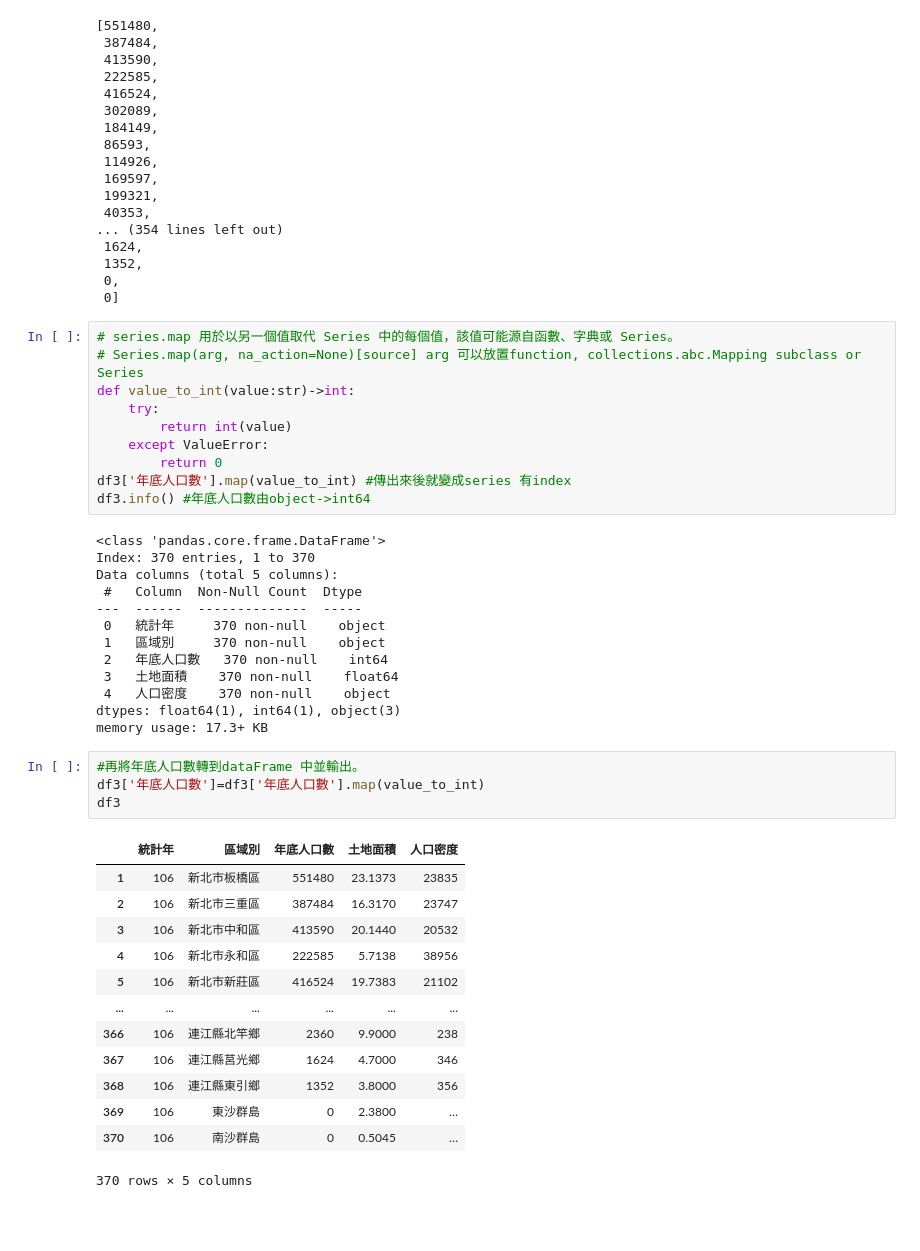
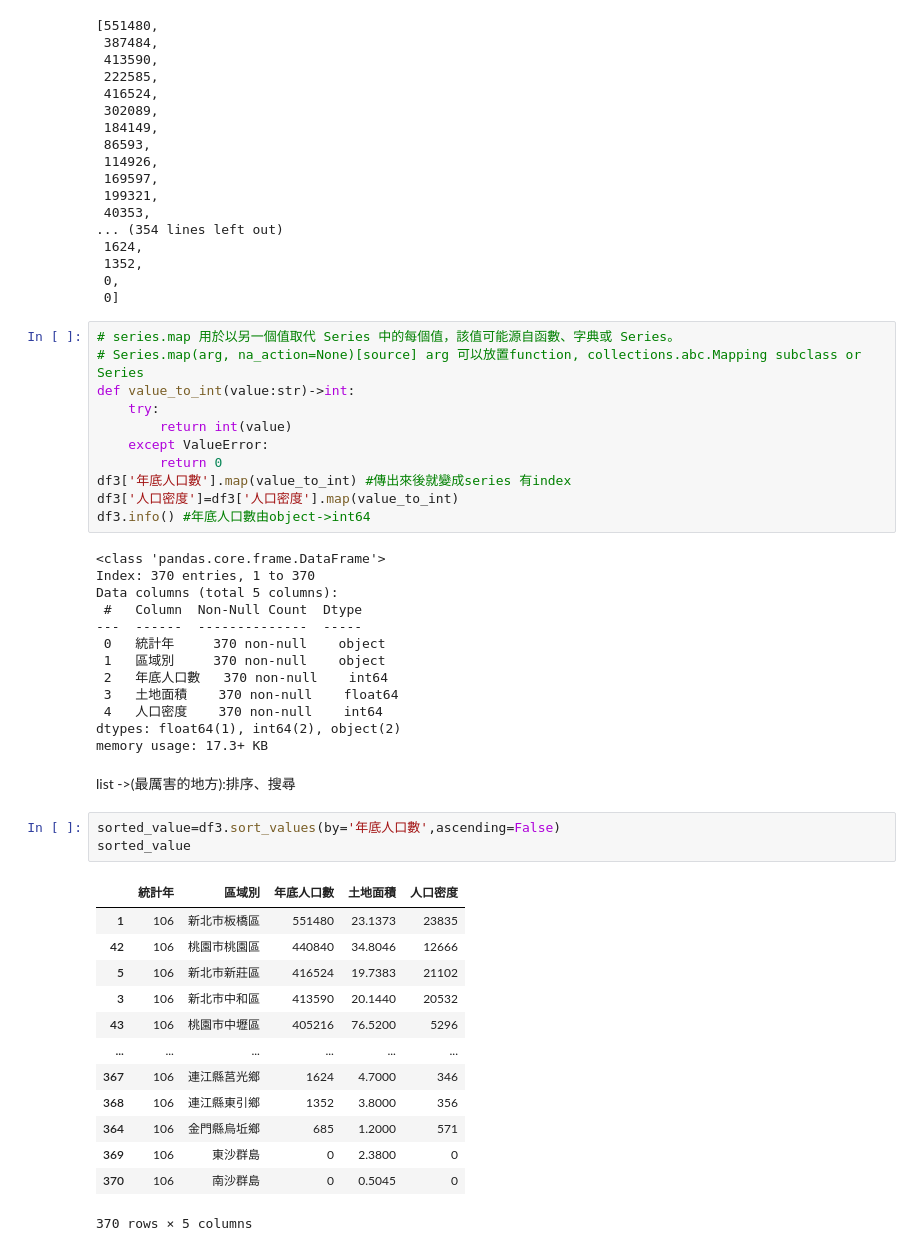
Before and after one commit to 4ah0049/python_practice_20240417, a Jupyter notebook: lesson18/lesson18_1.ipynb, the cells around one changed output. Drawn from its saved outputs; the diff is of its cells as text; blank space fills up the shorter version.

```diff
--- a/lesson18/lesson18_1.ipynb
+++ b/lesson18/lesson18_1.ipynb
@@ -127,6 +127,7 @@ def value_to_int(value:str)->int:
     except ValueError:
         return 0
 df3['年底人口數'].map(value_to_int) #傳出來後就變成series 有index
+df3['人口密度']=df3['人口密度'].map(value_to_int)
 df3.info() #年底人口數由object->int64
 # %% [output]
 <class 'pandas.core.frame.DataFrame'>
@@ -138,24 +139,25 @@ Data columns (total 5 columns):
  1   區域別     370 non-null    object
  2   年底人口數   370 non-null    int64
  3   土地面積    370 non-null    float64
- 4   人口密度    370 non-null    object
-dtypes: float64(1), int64(1), object(3)
+ 4   人口密度    370 non-null    int64
+dtypes: float64(1), int64(2), object(2)
 memory usage: 17.3+ KB
-# %%
-#再將年底人口數轉到dataFrame 中並輸出。
-df3['年底人口數']=df3['年底人口數'].map(value_to_int)
-df3
-# %% [output]
-|  | 統計年 | 區域別 | 年底人口數 | 土地面積 | 人口密度 |
-| 1 | 106 | 新北市板橋區 | 551480 | 23.1373 | 23835 |
-| 2 | 106 | 新北市三重區 | 387484 | 16.3170 | 23747 |
-| 3 | 106 | 新北市中和區 | 413590 | 20.1440 | 20532 |
-| 4 | 106 | 新北市永和區 | 222585 | 5.7138 | 38956 |
-| 5 | 106 | 新北市新莊區 | 416524 | 19.7383 | 21102 |
-| ... | ... | ... | ... | ... | ... |
-| 366 | 106 | 連江縣北竿鄉 | 2360 | 9.9000 | 238 |
-| 367 | 106 | 連江縣莒光鄉 | 1624 | 4.7000 | 346 |
-| 368 | 106 | 連江縣東引鄉 | 1352 | 3.8000 | 356 |
-| 369 | 106 | 東沙群島 | 0 | 2.3800 | … |
-| 370 | 106 | 南沙群島 | 0 | 0.5045 | … |
-370 rows × 5 columns
+# %% [markdown]
+list ->(最厲害的地方):排序、搜尋
+# %%
+sorted_value=df3.sort_values(by='年底人口數',ascending=False)
+sorted_value
+# %% [output]
+|  | 統計年 | 區域別 | 年底人口數 | 土地面積 | 人口密度 |
+| 1 | 106 | 新北市板橋區 | 551480 | 23.1373 | 23835 |
+| 42 | 106 | 桃園市桃園區 | 440840 | 34.8046 | 12666 |
+| 5 | 106 | 新北市新莊區 | 416524 | 19.7383 | 21102 |
+| 3 | 106 | 新北市中和區 | 413590 | 20.1440 | 20532 |
+| 43 | 106 | 桃園市中壢區 | 405216 | 76.5200 | 5296 |
+| ... | ... | ... | ... | ... | ... |
+| 367 | 106 | 連江縣莒光鄉 | 1624 | 4.7000 | 346 |
+| 368 | 106 | 連江縣東引鄉 | 1352 | 3.8000 | 356 |
+| 364 | 106 | 金門縣烏坵鄉 | 685 | 1.2000 | 571 |
+| 369 | 106 | 東沙群島 | 0 | 2.3800 | 0 |
+| 370 | 106 | 南沙群島 | 0 | 0.5045 | 0 |
+370 rows × 5 columns
```
Also changed, not shown: parts of 2 cells of this notebook, 2 other files.
